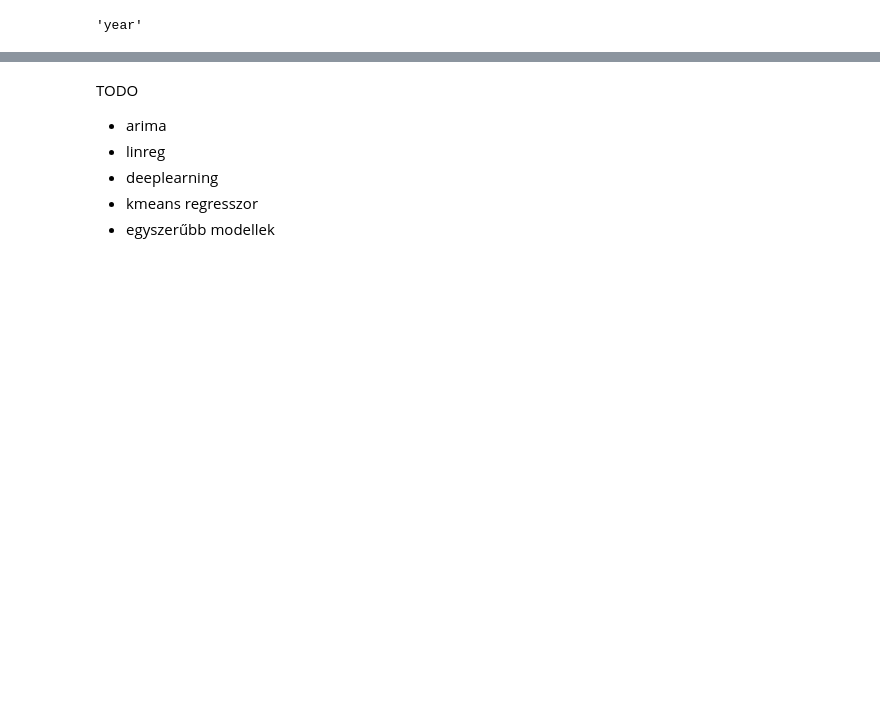
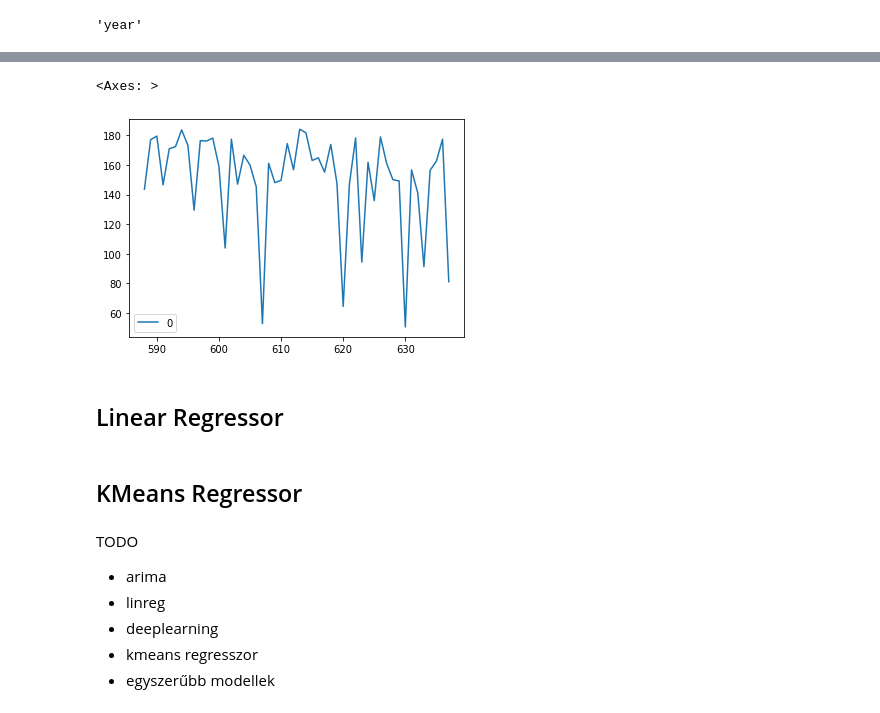
Before and after one commit to danFjs/QuantCh, a Jupyter notebook: JOebiden.ipynb, the cells around one changed output, grey strips where cells are left out. Cells and saved outputs as stored; diff of their text form; code cells hidden in the pictures; blank space fills up the shorter version.

```diff
--- a/JOebiden.ipynb
+++ b/JOebiden.ipynb
@@ -1165,0 +1218,2 @@ test_y = test['yield']
+# %%
+model.fit(X_train,y_train)
@@ -1165,0 +1240,15 @@ test_y = test['yield']
+# %%
+GBR = GradientBoostingRegressor()
+# %%
+parameters = {'learning_rate': [0.01,0.02,0.03,0.04],
+                  'subsample'    : [0.9, 0.5, 0.2, 0.1],
+                  'n_estimators' : [100,500,1000, 1500],
+                  'max_depth'    : [4,6,8,10]
+                 }
+
+grid_GBR = GridSearchCV(estimator=GBR, param_grid = parameters, cv = 2, n_jobs=-1)
+grid_GBR.fit(X_train, y_train)
+print(" Results from Grid Search " )
+print("\n The best estimator across ALL searched params:\n",grid_GBR.best_estimator_)
+print("\n The best score across ALL searched params:\n",grid_GBR.best_score_)
+print("\n The best parameters across ALL searched params:\n",grid_GBR.best_params_)
@@ -1166,3 +1267,14 @@ test_y = test['yield']
+# %%
+y_pred =grid_GBR.predict(X_test)
+# %%
+pd.DataFrame(data = y_pred ).tail(50).plot()
+# %% [output]
+<Axes: >
+[figure, added]
+# %% [markdown]
+## Linear Regressor
+# %% [markdown]
+## KMeans Regressor
 # %% [markdown]
 TODO
 - arima
```
Also changed, not shown: parts of 27 cells of this notebook.
